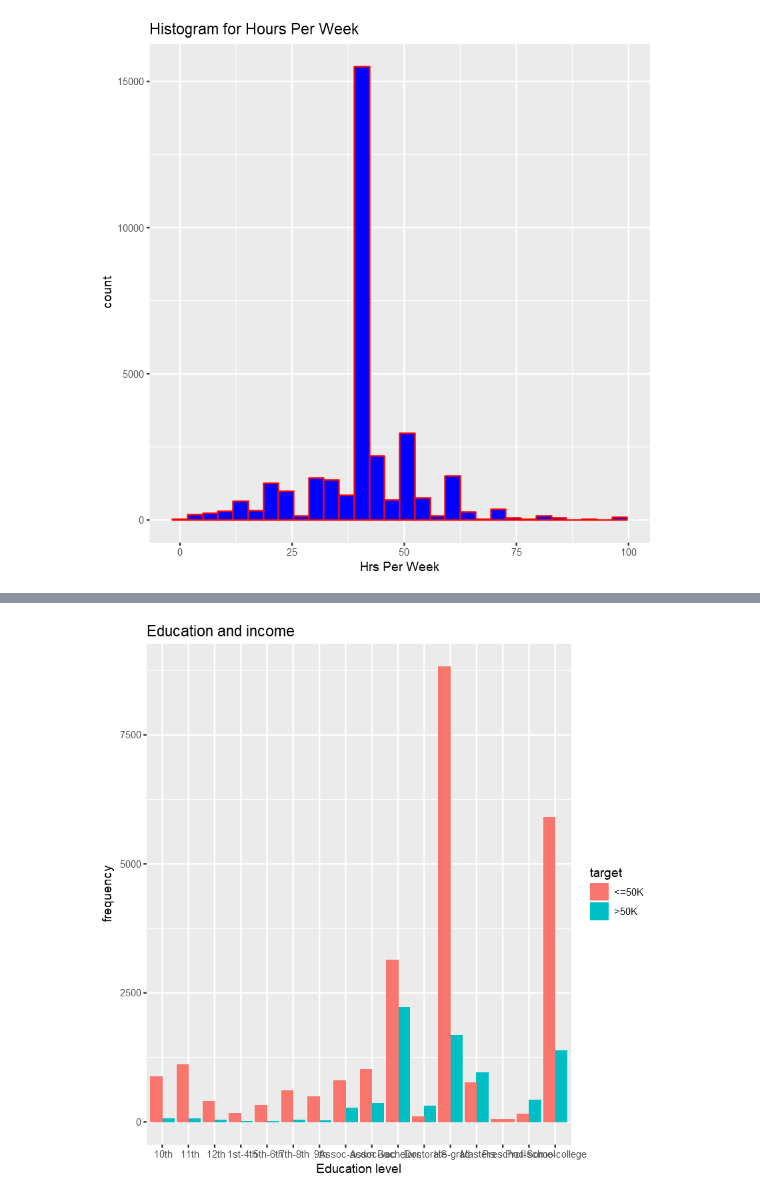
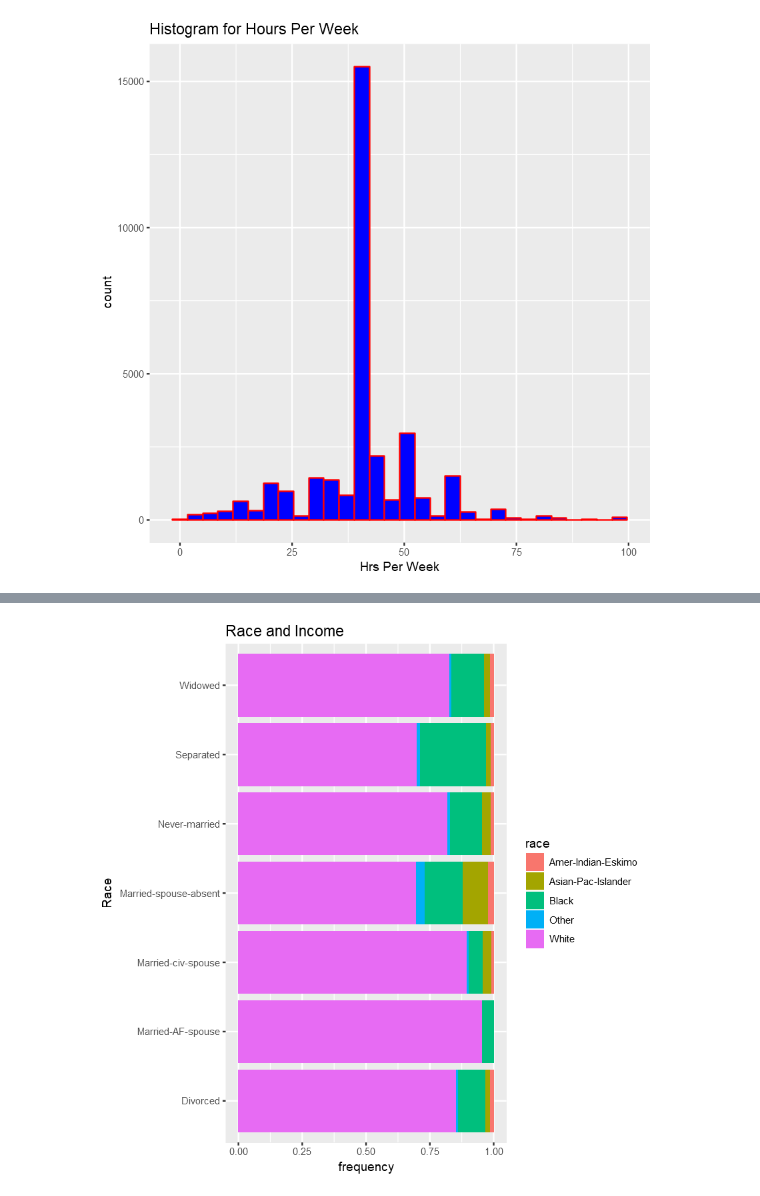
Before and after one commit to MElHuseyni/Predict-Income-using-US-Census-Data, a Jupyter notebook: Exploratory Data Analysis in R.ipynb, the cells around one changed output, grey strips where cells are left out. Saved outputs shown, nothing was run; the diff lists cells and outputs as text; code cells hidden in the pictures.

```diff
--- a/Exploratory Data Analysis in R.ipynb
+++ b/Exploratory Data Analysis in R.ipynb
@@ -264,8 +426,8 @@ qplot(adult$fnlwgt,
 # %%
-ggplot(adult, aes(education, fill = target) ) +
-  geom_bar(position = "dodge")+
-  ggtitle('Education and income')+
-  xlab('Education level') +
+ggplot(adult, aes(marital.status, fill = race) ) +
+  geom_bar(position = "fill")+ coord_flip() +
+  ggtitle('Race and Income')+
+  xlab('Race') +
   ylab('frequency')
 # %% [output]
-[figure, old version]
+[figure, new version]
```
Also changed, not shown: parts of 81 cells of this notebook.
